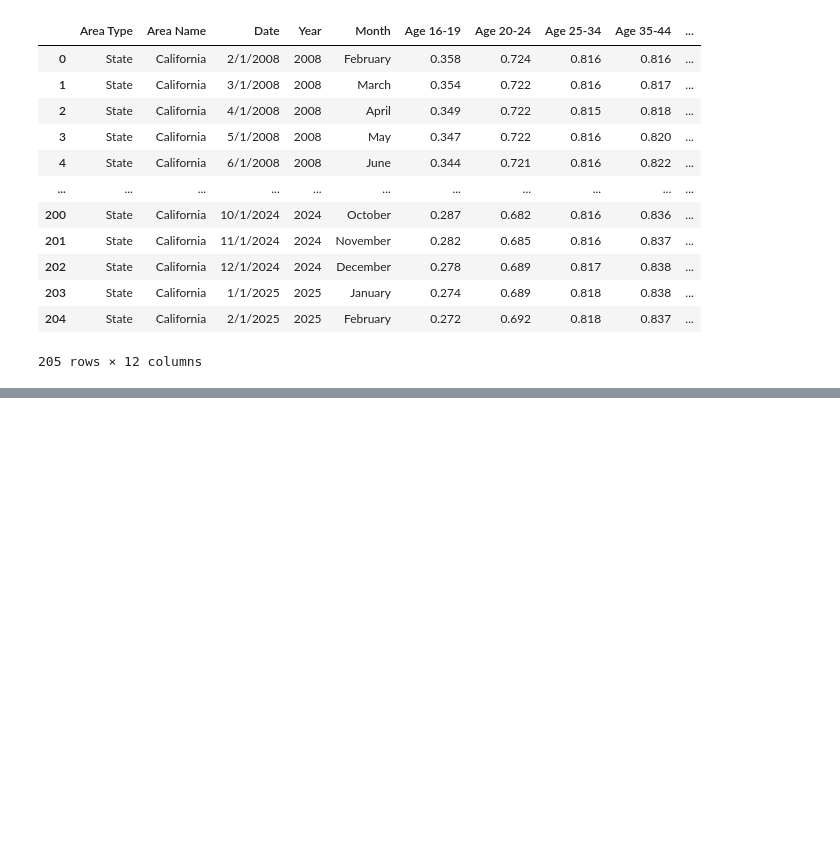
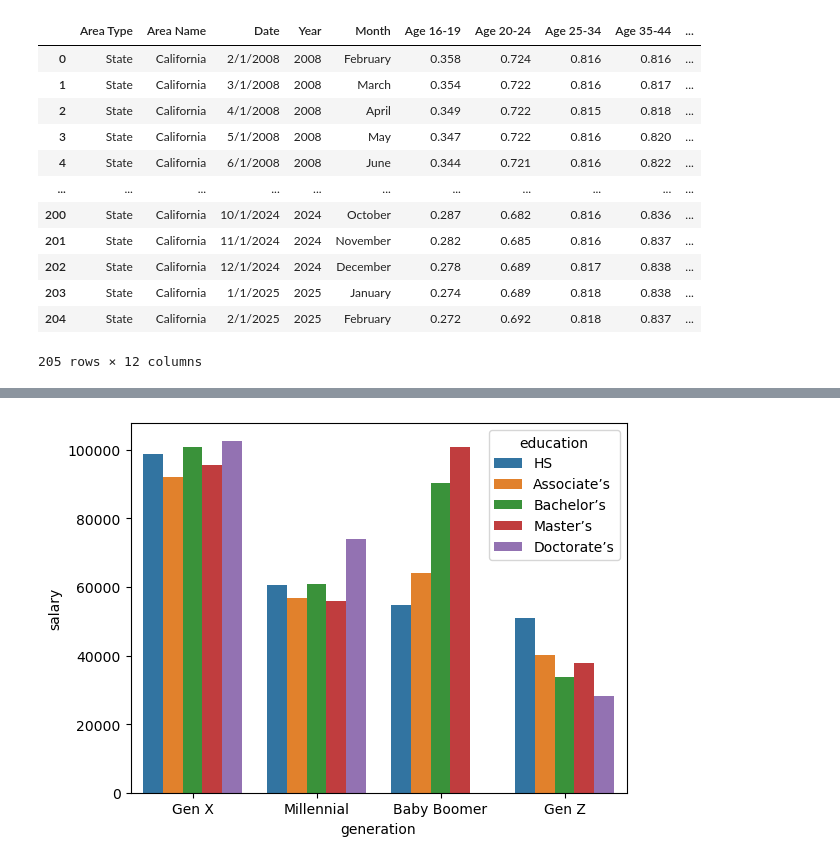
Before and after one commit to NuriaSalasVazquez/project-da-promo-49-modulo-3-team-4, a Jupyter notebook: EDA.ipynb, the cells around one changed output, grey strips where cells are left out. Cells and saved outputs as stored; diff of their text form; code cells hidden in the pictures; blank space fills up the shorter version.

```diff
--- a/EDA.ipynb
+++ b/EDA.ipynb
@@ -412,0 +468,4 @@ df_california
+# %%
+sns.barplot(x="generation",y= "salary",hue="education",data=df,errorbar=None);
+# %% [output]
+[figure, added]
```
Also changed, not shown: parts of 10 cells of this notebook.
